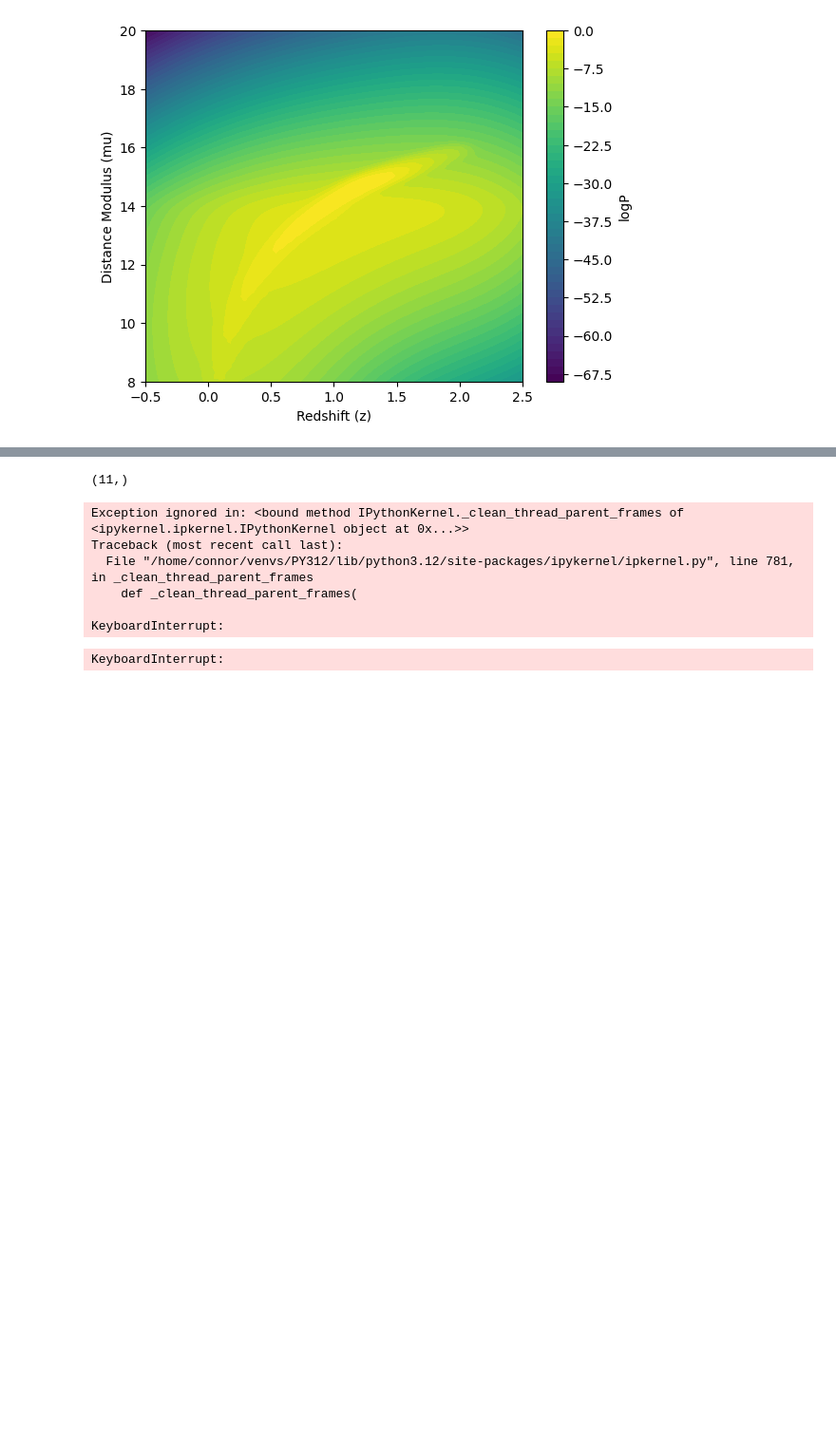
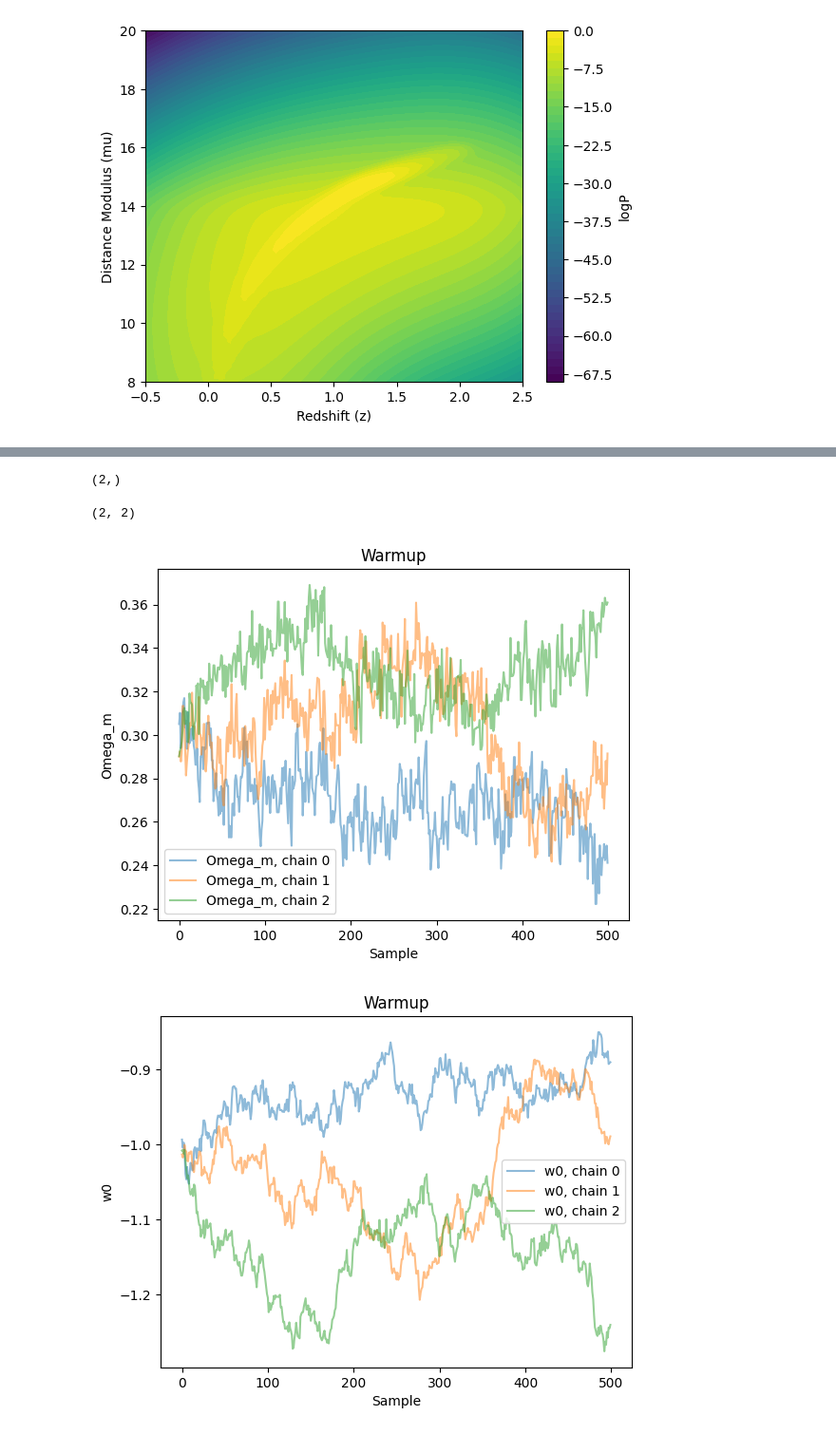
Before and after one commit to ConnorStoneAstro/cosmographi, a Jupyter notebook: docs/zmucosmology v2.ipynb, the cells around one changed output, grey strips where cells are left out. Shown at 95% size. Saved outputs shown, nothing was run; the diff lists cells and outputs as text; code cells hidden in the pictures; blank space fills up the shorter version.

```diff
--- a/docs/zmucosmology v2.ipynb
+++ b/docs/zmucosmology v2.ipynb
@@ -415,10 +407,10 @@ raise Exception()
 # %%
-posterior.likelihood.detect[0].threshold.to_dynamic()
-posterior.likelihood.detect[0].scale.to_dynamic()
-posterior.likelihood.detect[1].threshold.to_dynamic()
-posterior.likelihood.detect[1].scale.to_dynamic()
-posterior.likelihood.rate.sn_rates[0].r.to_dynamic()
-posterior.likelihood.var_bump.to_dynamic()
+# posterior.likelihood.detect[0].threshold.to_dynamic()
+# posterior.likelihood.detect[0].scale.to_dynamic()
+# posterior.likelihood.detect[1].threshold.to_dynamic()
+# posterior.likelihood.detect[1].scale.to_dynamic()
+# posterior.likelihood.rate.sn_rates[0].r.to_dynamic()
+# posterior.likelihood.var_bump.to_dynamic()
 x0 = posterior.build_params_array()
 print(x0.shape)
 
@@ -440,7 +432,7 @@ samples_burn = cg.utils.mala(
     posterior.log_posterior,
     num_samples=500,
     epsilon=0.01,
-    mass_matrix=mass_matrix,
+    # mass_matrix=mass_matrix,
     key=subkey,
     progress=True,
 )
@@ -459,38 +451,34 @@ plt.show()
 plt.plot(range(samples_burn.shape[0]), samples_burn[:, 0, 1], alpha=0.5, label="w0, chain 0")
 plt.plot(range(samples_burn.shape[0]), samples_burn[:, 1, 1], alpha=0.5, label="w0, chain 1")
 plt.plot(range(samples_burn.shape[0]), samples_burn[:, 2, 1], alpha=0.5, label="w0, chain 2")
 plt.xlabel("Sample")
 plt.ylabel("w0")
 plt.title("Warmup")
 plt.legend()
 plt.show()
 
 plt.plot(samples_burn[:, 0, 0], samples_burn[:, 0, 1], alpha=0.5, label="chain 0")
 plt.plot(samples_burn[:, 1, 0], samples_burn[:, 1, 1], alpha=0.5, label="chain 1")
 plt.plot(samples_burn[:, 2, 0], samples_burn[:, 2, 1], alpha=0.5, label="chain 2")
 plt.xlabel("Omega_m")
 plt.ylabel("w0")
 plt.title("Warmup")
 plt.legend()
 plt.show()
 
 # production
 key, subkey = jax.random.split(key)
 samples_prod = cg.utils.mala(
     samples_burn[-1],
     posterior.log_posterior,
     mass_matrix=cov,
     num_samples=5000,
     epsilon=0.7,
     key=subkey,
     progress=True,
 )
 # %% [output]
-(11,)
+(2,)
-Exception ignored in: <bound method IPythonKernel._clean_thread_parent_frames of <ipykernel.ipkernel.IPythonKernel object at 0x...>>
-Traceback (most recent call last):
-  File "/home/connor/venvs/PY312/lib/python3.12/site-packages/ipykernel/ipkernel.py", line 781, in _clean_thread_parent_frames
-    def _clean_thread_parent_frames(
-
-KeyboardInterrupt:
+(2, 2)
-KeyboardInterrupt:
+[figure, added]
+[figure, added]
```
Also changed, not shown: parts of 17 cells of this notebook, 3 other files.
